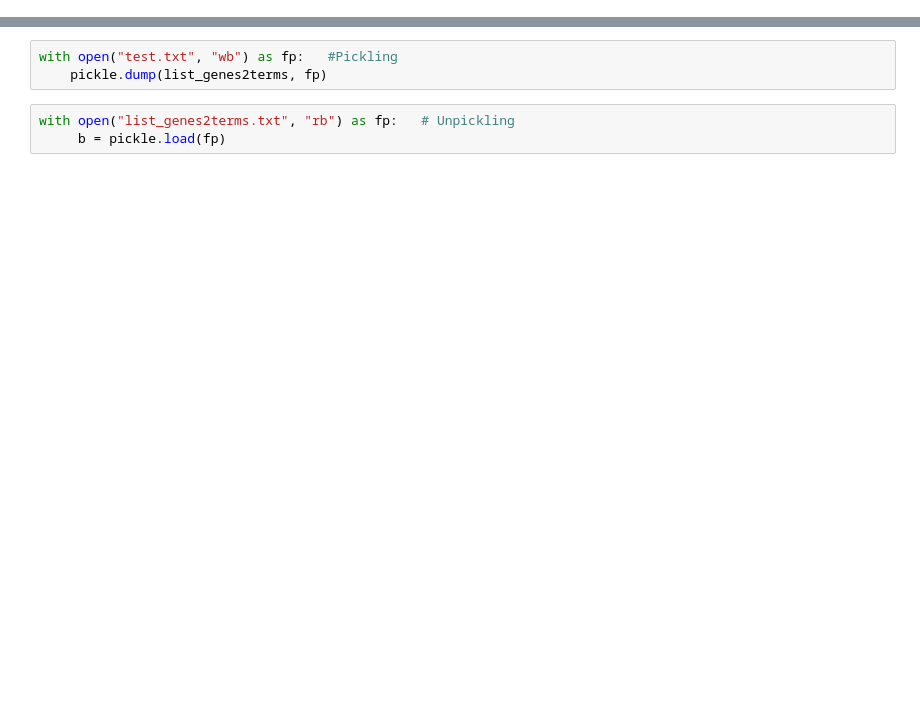
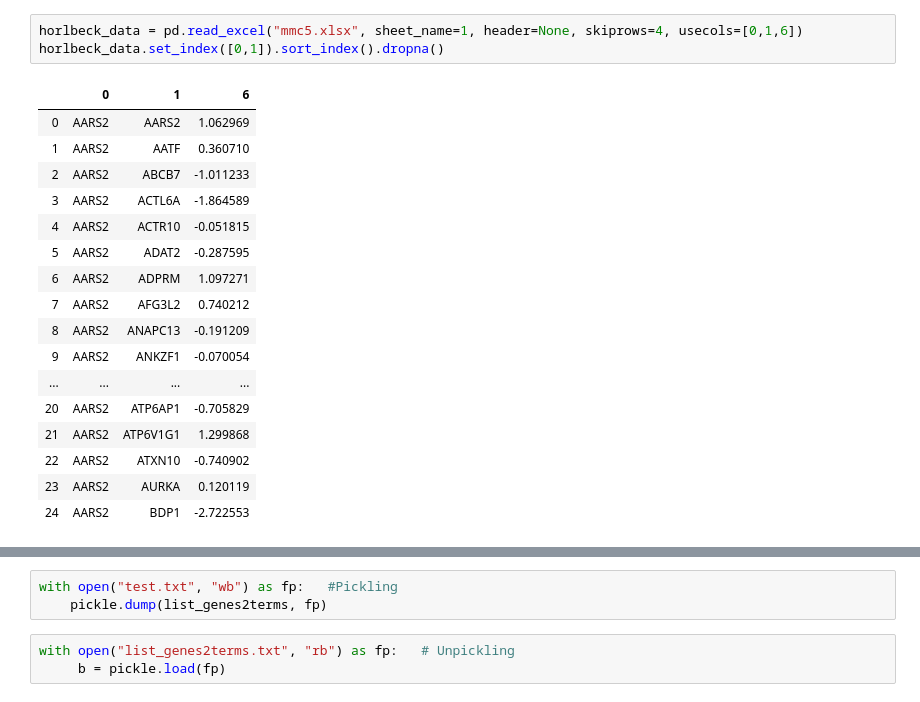
Before and after one commit to shahaf-sameach/synthetic-lethality-classifier-, a Jupyter notebook: testing.ipynb, the cells around one changed output, grey strips where cells are left out. Saved outputs shown, nothing was run; the diff lists cells and outputs as text; blank space fills up the shorter version.

```diff
--- a/testing.ipynb
+++ b/testing.ipynb
@@ -27,0 +46,21 @@ HMS:0:00:03.516551  91,452 annotations READ: goa_yeast.gaf
+# %%
+horlbeck_data = pd.read_excel("mmc5.xlsx", sheet_name=1, header=None, skiprows=4, usecols=[0,1,6])
+horlbeck_data.set_index([0,1]).sort_index().dropna()
+# %% [output]
+|  | 0 | 1 | 6 |
+| 0 | AARS2 | AARS2 | 1.062969 |
+| 1 | AARS2 | AATF | 0.360710 |
+| 2 | AARS2 | ABCB7 | -1.011233 |
+| 3 | AARS2 | ACTL6A | -1.864589 |
+| 4 | AARS2 | ACTR10 | -0.051815 |
+| 5 | AARS2 | ADAT2 | -0.287595 |
+| 6 | AARS2 | ADPRM | 1.097271 |
+| 7 | AARS2 | AFG3L2 | 0.740212 |
+| 8 | AARS2 | ANAPC13 | -0.191209 |
+| 9 | AARS2 | ANKZF1 | -0.070054 |
+| ... | ... | ... | ... |
+| 20 | AARS2 | ATP6AP1 | -0.705829 |
+| 21 | AARS2 | ATP6V1G1 | 1.299868 |
+| 22 | AARS2 | ATXN10 | -0.740902 |
+| 23 | AARS2 | AURKA | 0.120119 |
+| 24 | AARS2 | BDP1 | -2.722553 |
```
Also changed, not shown: parts of 22 cells of this notebook, 2 other files.
